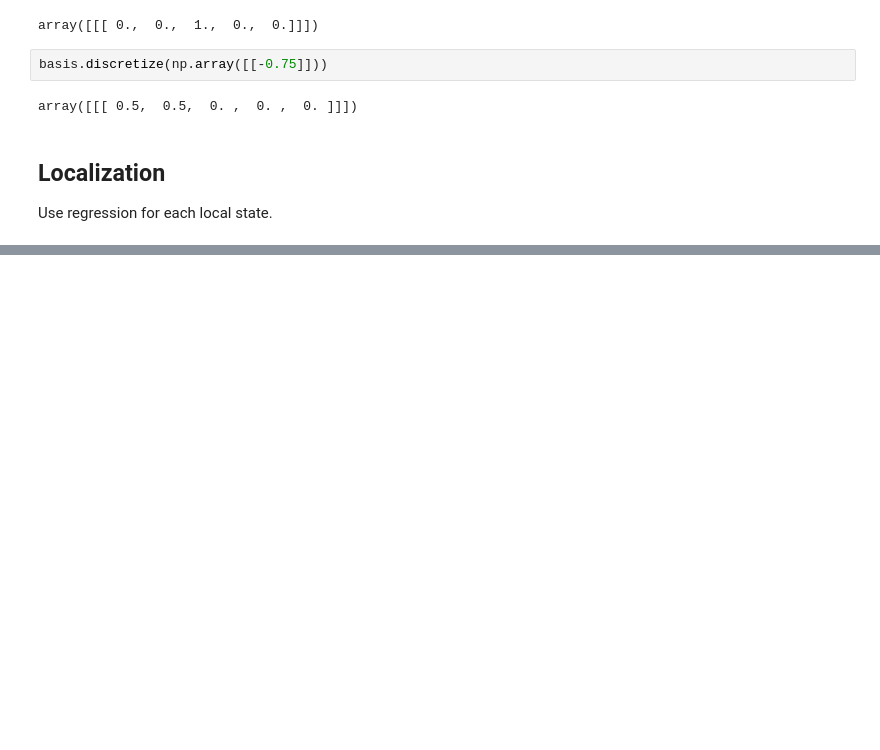
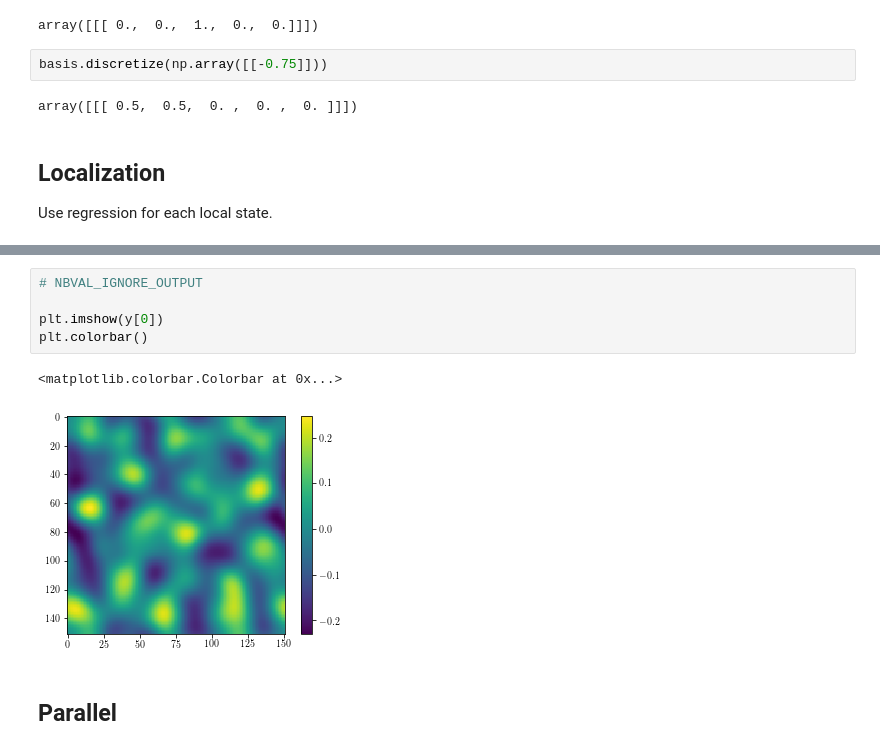
Before and after one commit to materialsinnovation/mks-tutorial, a Jupyter notebook: notebooks/part3-localization.ipynb, the cells around one changed output, grey strips where cells are left out. Cells and saved outputs as stored; diff of their text form; blank space fills up the shorter version.

```diff
--- a/notebooks/part3-localization.ipynb
+++ b/notebooks/part3-localization.ipynb
@@ -83,0 +128,10 @@ Use regression for each local state.
+# %%
+# NBVAL_IGNORE_OUTPUT
+
+plt.imshow(y[0])
+plt.colorbar()
+# %% [output]
+<matplotlib.colorbar.Colorbar at 0x...>
+[figure, added]
+# %% [markdown]
+## Parallel
```
Also changed, not shown: parts of 51 cells of this notebook, 3 other files.
